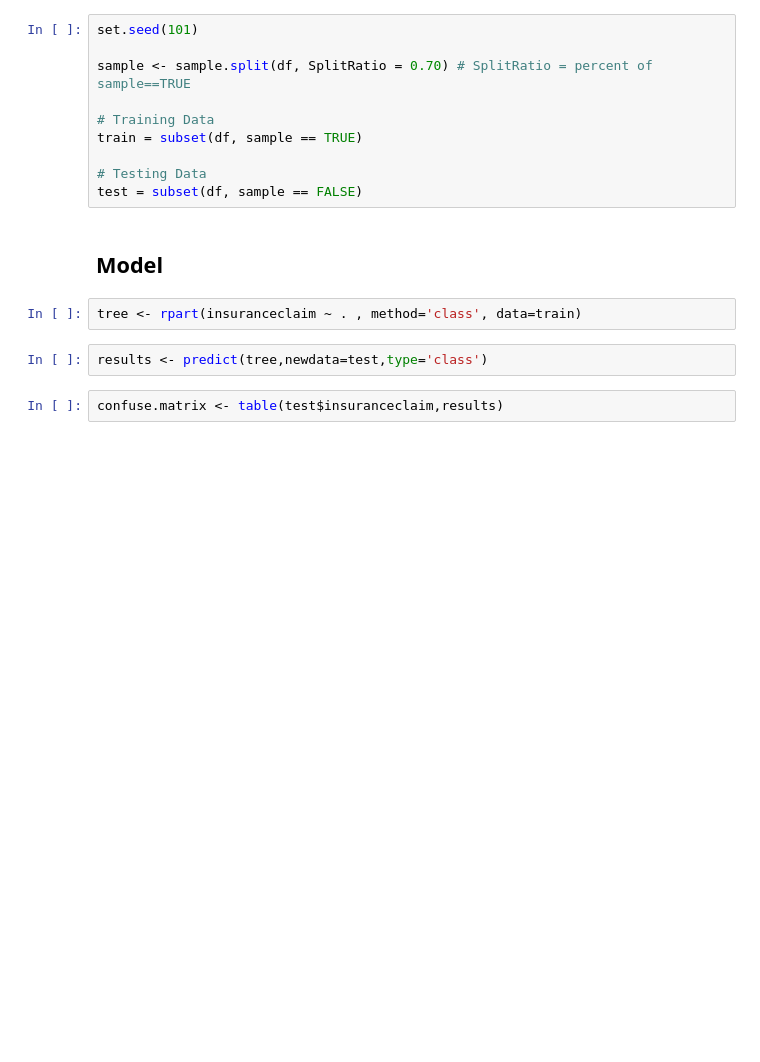
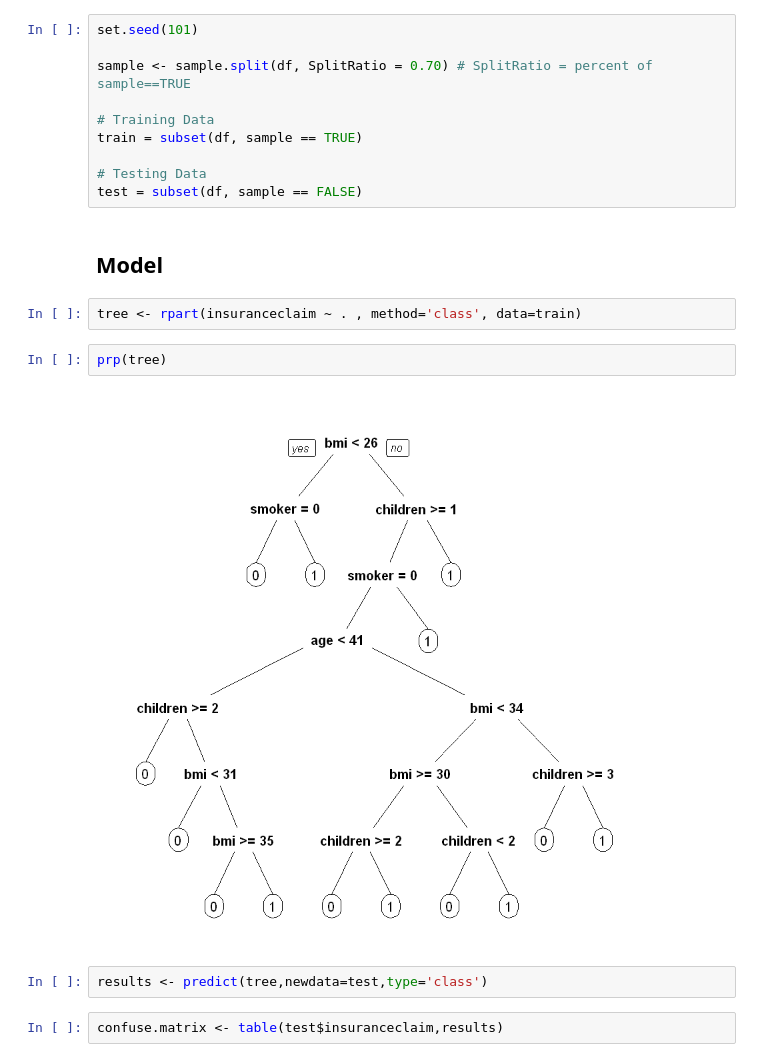
Before and after one commit to bhupendrabhoir/https-github.com-sukamal1928-R, a Jupyter notebook: Decision Tree.ipynb, the cells around one changed output. Cells and saved outputs as stored; diff of their text form; blank space fills up the shorter version.

```diff
--- a/Decision Tree.ipynb
+++ b/Decision Tree.ipynb
@@ -104,6 +104,10 @@ test = subset(df, sample == FALSE)
 ## Model
 # %%
 tree <- rpart(insuranceclaim ~ . , method='class', data=train)
+# %%
+prp(tree)
+# %% [output]
+[figure, added]
 # %%
 results <- predict(tree,newdata=test,type='class')
 # %%
```
Also changed, not shown: parts of 2 cells of this notebook.
